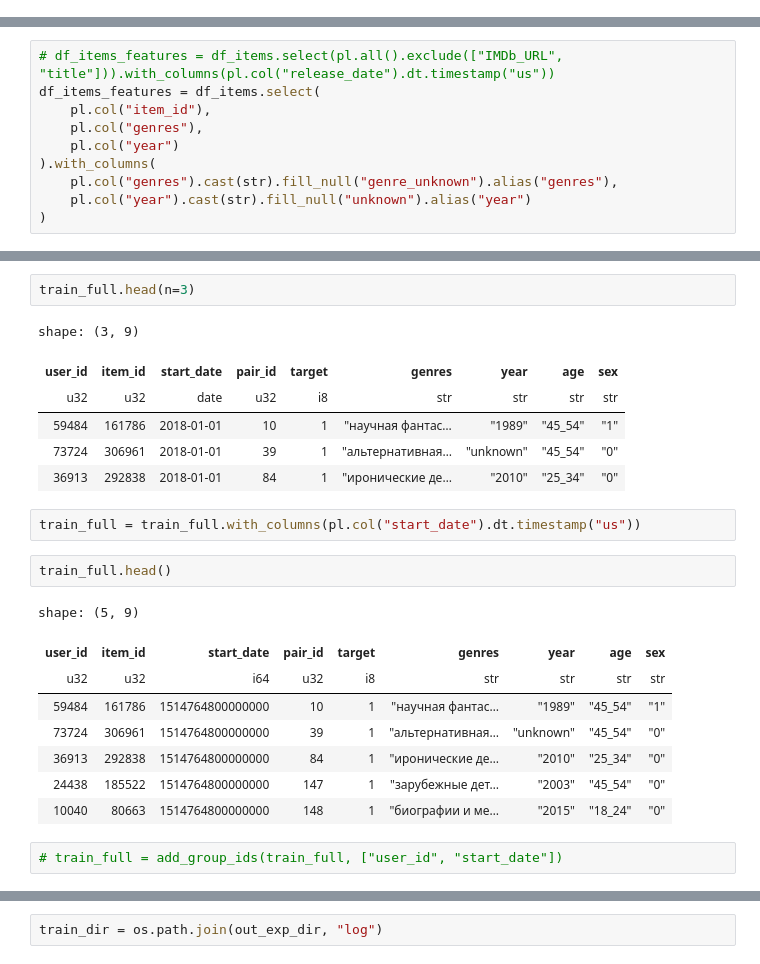
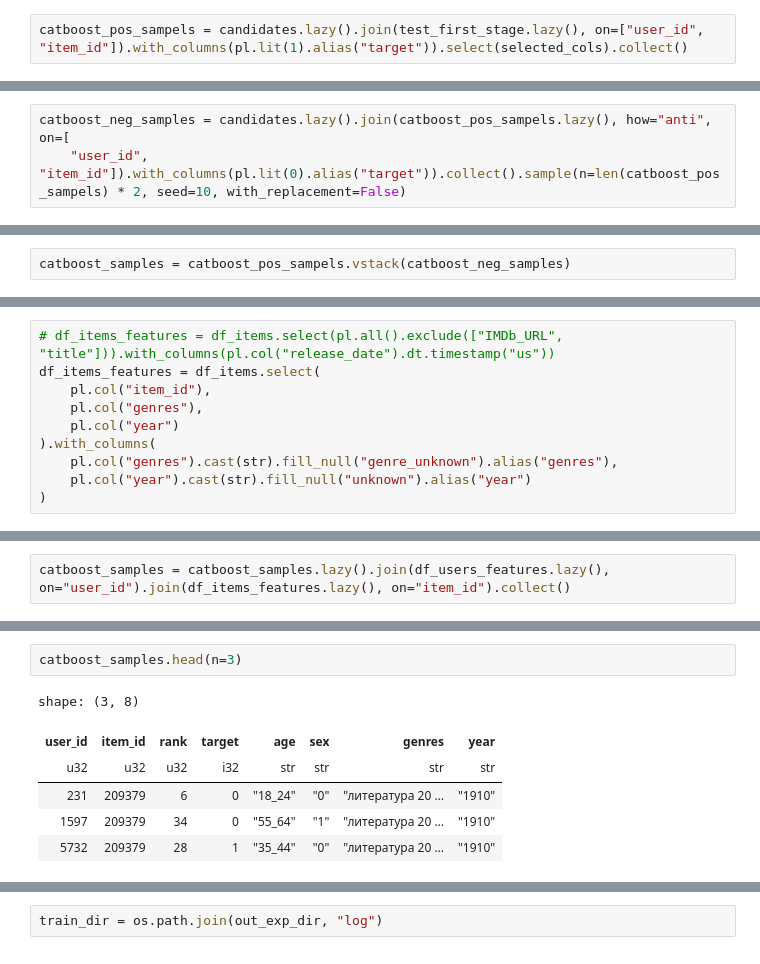
Before and after one commit to KernelA/education-recsys, a Jupyter notebook: l3_tree_ranking.ipynb, the cells around one changed output, grey strips where cells are left out. Cells and saved outputs as stored; diff of their text form.

```diff
--- a/l3_tree_ranking.ipynb
+++ b/l3_tree_ranking.ipynb
@@ -258,0 +247,2 @@ assert train_full.groupby(["pair_id"]).count().filter(
+# %%
+catboost_pos_sampels = candidates.lazy().join(test_first_stage.lazy(), on=["user_id", "item_id"]).with_columns(pl.lit(1).alias("target")).select(selected_cols).collect()
@@ -258,0 +264,3 @@ assert train_full.groupby(["pair_id"]).count().filter(
+# %%
+catboost_neg_samples = candidates.lazy().join(catboost_pos_sampels.lazy(), how="anti", on=[
+    "user_id", "item_id"]).with_columns(pl.lit(0).alias("target")).collect().sample(n=len(catboost_pos_sampels) * 2, seed=10, with_replacement=False)
@@ -258,0 +282,2 @@ assert train_full.groupby(["pair_id"]).count().filter(
+# %%
+catboost_samples = catboost_pos_sampels.vstack(catboost_neg_samples)
@@ -276,0 +325,2 @@ train_full = add_features(add_features(train_full, df_items_features, "item_id")
+# %%
+catboost_samples = catboost_samples.lazy().join(df_users_features.lazy(), on="user_id").join(df_items_features.lazy(), on="item_id").collect()
@@ -277,24 +342,9 @@ train_full = add_features(add_features(train_full, df_items_features, "item_id")
 # %%
-train_full.head(n=3)
+catboost_samples.head(n=3)
 # %% [output]
-shape: (3, 9)
+shape: (3, 8)
-| user_id | item_id | start_date | pair_id | target | genres | year | age | sex |
-| u32 | u32 | date | u32 | i8 | str | str | str | str |
-| 59484 | 161786 | 2018-01-01 | 10 | 1 | "научная фантас… | "1989" | "45_54" | "1" |
-| 73724 | 306961 | 2018-01-01 | 39 | 1 | "альтернативная… | "unknown" | "45_54" | "0" |
-| 36913 | 292838 | 2018-01-01 | 84 | 1 | "иронические де… | "2010" | "25_34" | "0" |
+| user_id | item_id | rank | target | age | sex | genres | year |
+| u32 | u32 | u32 | i32 | str | str | str | str |
+| 231 | 209379 | 6 | 0 | "18_24" | "0" | "литература 20 … | "1910" |
+| 1597 | 209379 | 34 | 0 | "55_64" | "1" | "литература 20 … | "1910" |
+| 5732 | 209379 | 28 | 1 | "35_44" | "0" | "литература 20 … | "1910" |
-# %%
-train_full = train_full.with_columns(pl.col("start_date").dt.timestamp("us"))
-# %%
-train_full.head()
-# %% [output]
-shape: (5, 9)
-| user_id | item_id | start_date | pair_id | target | genres | year | age | sex |
-| u32 | u32 | i64 | u32 | i8 | str | str | str | str |
-| 59484 | 161786 | 1514764800000000 | 10 | 1 | "научная фантас… | "1989" | "45_54" | "1" |
-| 73724 | 306961 | 1514764800000000 | 39 | 1 | "альтернативная… | "unknown" | "45_54" | "0" |
-| 36913 | 292838 | 1514764800000000 | 84 | 1 | "иронические де… | "2010" | "25_34" | "0" |
-| 24438 | 185522 | 1514764800000000 | 147 | 1 | "зарубежные дет… | "2003" | "45_54" | "0" |
-| 10040 | 80663 | 1514764800000000 | 148 | 1 | "биографии и ме… | "2015" | "18_24" | "0" |
-# %%
-# train_full = add_group_ids(train_full, ["user_id", "start_date"])
```
Also changed, not shown: parts of 104 cells of this notebook, 4 other files.
